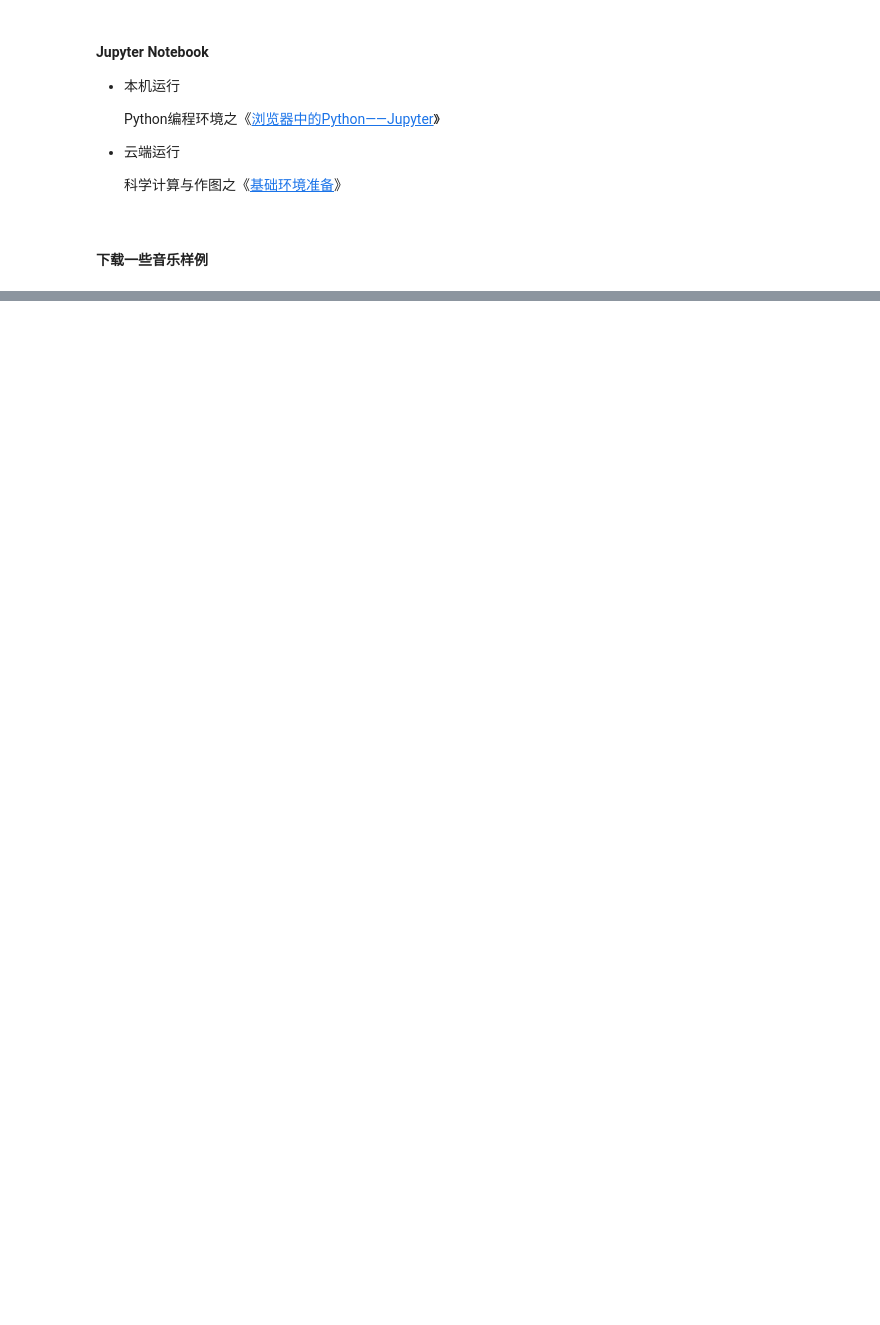
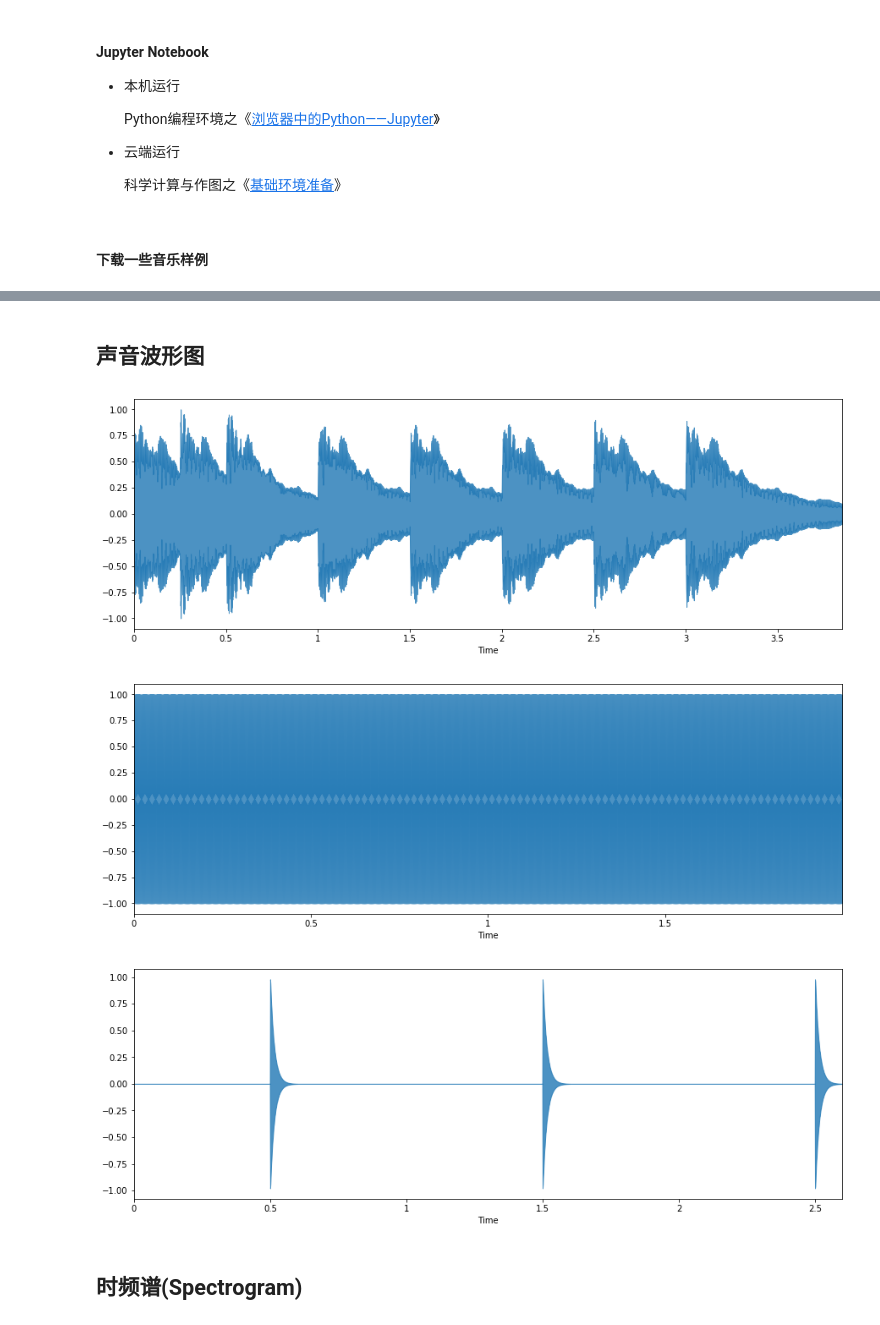
Before and after one commit to zhujisheng/learn_python, a Jupyter notebook: 10.音乐/1.LibRosa使用基础.ipynb, the cells around one changed output, grey strips where cells are left out. Drawn from its saved outputs; the diff is of its cells as text; code cells hidden in the pictures; blank space fills up the shorter version.

```diff
--- a/10.音乐/1.LibRosa使用基础.ipynb
+++ b/10.音乐/1.LibRosa使用基础.ipynb
@@ -119,0 +54,4 @@ librosa.output.write_wav('audio/tone_440.wav', x, sr)
+# %%
+x, sr = librosa.load('audio/simple_piano.wav')
+
+ipd.Audio(x, rate=sr)
@@ -119,0 +62,5 @@ librosa.output.write_wav('audio/tone_440.wav', x, sr)
+# %%
+# 声音的时长、频率和采样率
+T = 2.0
+frequency = 440.0
+sr = 22050
@@ -119,0 +76,4 @@ librosa.output.write_wav('audio/tone_440.wav', x, sr)
+# %%
+# 使用librosa库中的tone函数完成
+y=librosa.tone(frequency,sr=sr,duration=2)
+ipd.Audio(y, rate=sr)
@@ -119,0 +84,3 @@ librosa.output.write_wav('audio/tone_440.wav', x, sr)
+# %%
+z=librosa.clicks([0.5,1.5,2.5], sr=22050, click_freq=880.0)
+ipd.Audio(z, rate=22050)
@@ -119,0 +89,19 @@ librosa.output.write_wav('audio/tone_440.wav', x, sr)
+# %% [markdown]
+## 声音波形图
+# %%
+plt.figure(figsize=(15, 5))
+librosa.display.waveplot(x, sr, alpha=0.8)
+
+plt.figure(figsize=(15, 5))
+librosa.display.waveplot(y, sr, alpha=0.8)
+
+plt.figure(figsize=(15, 5))
+librosa.display.waveplot(z, sr, alpha=0.8)
+
+plt.show()
+# %% [output]
+[figure, added]
+[figure, added]
+[figure, added]
+# %% [markdown]
+## 时频谱(Spectrogram)
```
Also changed, not shown: parts of 38 cells of this notebook, 13 other files.
